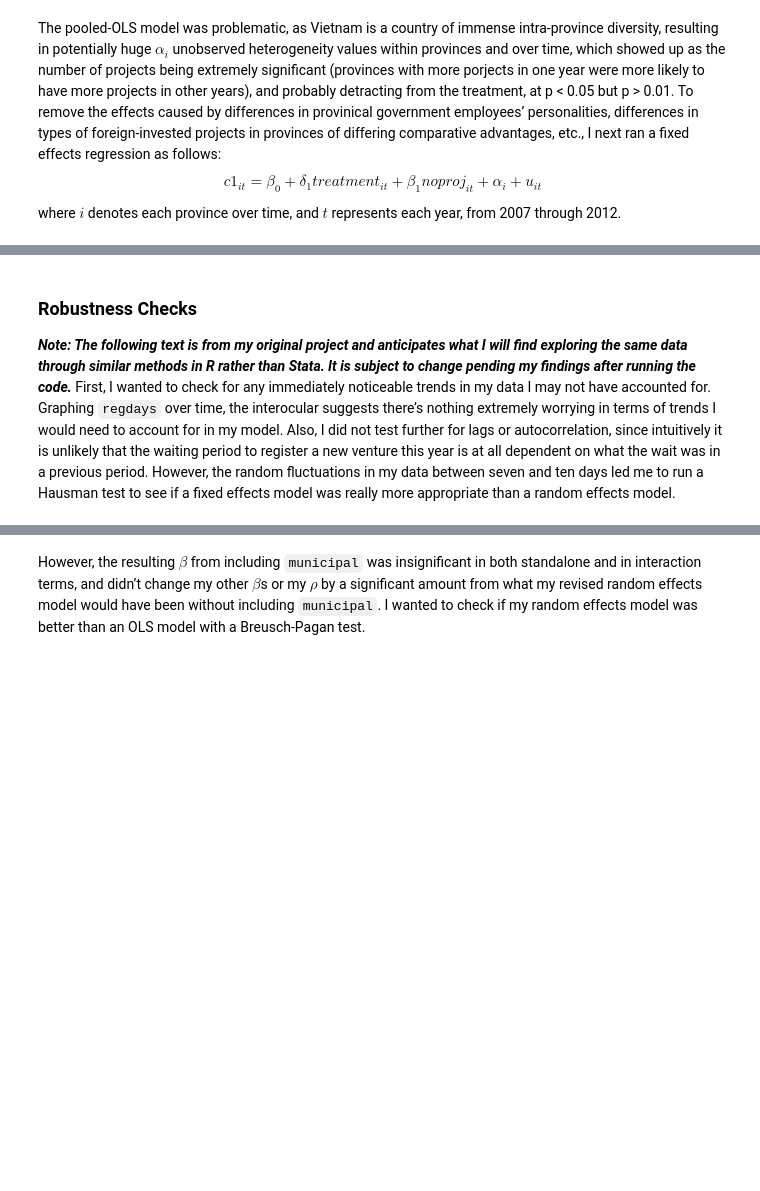
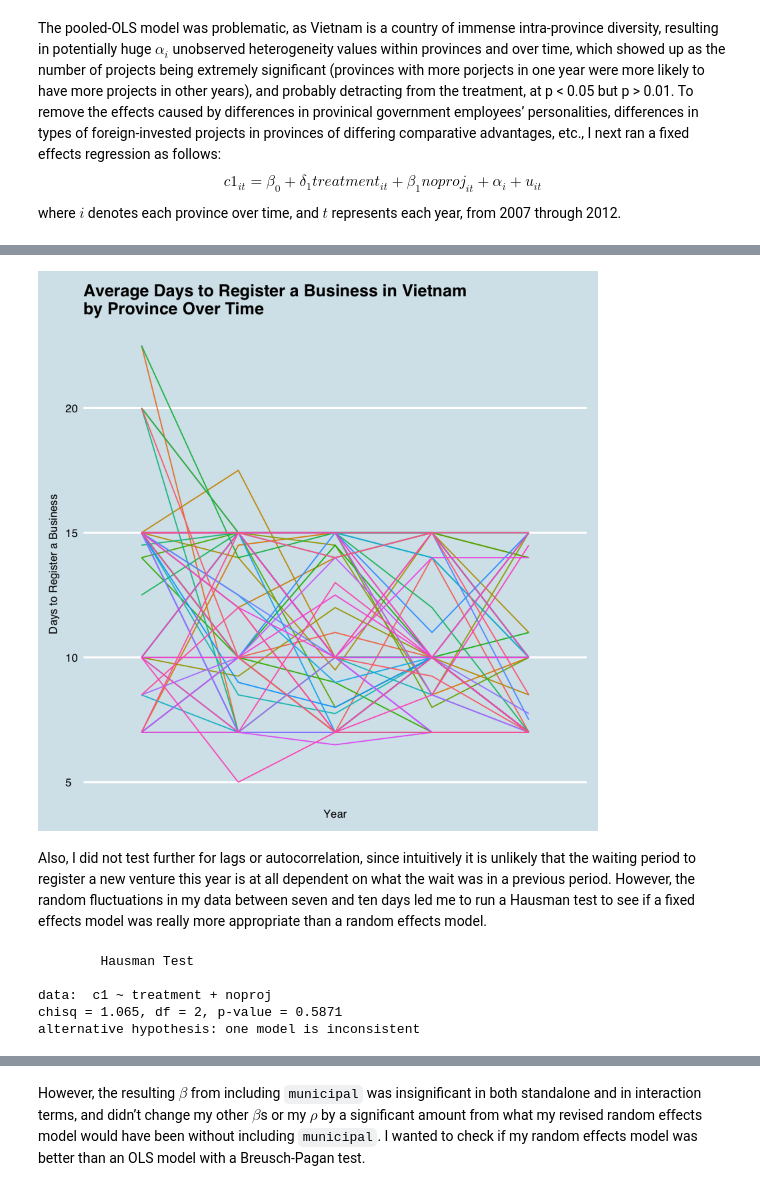
Before and after one commit to briantfriederich/Exploring_Red_Tape_In_Vietnam, a Jupyter notebook: Huyen Project.ipynb, the cells around one changed output, grey strips where cells are left out. Drawn from its saved outputs; the diff is of its cells as text; code cells hidden in the pictures; blank space fills up the shorter version.

Commit message:
Run Hausman test
Ran Hausman test to see whether I should use a fixed effects or random
effects model.

```diff
--- a/Huyen Project.ipynb
+++ b/Huyen Project.ipynb
@@ -138,0 +166,7 @@ Potential endogeneity could still come from the fact that three of five municipa
+# %%
+#Create group of municipalities
+municipalities <- c("Can Tho", "HCMC", "Da Nang", "Ha Noi", "Hai Phong")
+#Dummy treatment provinces into dataset
+paneldata$municipal <- with(paneldata, ifelse(province %in% municipalities, 1, 0))
+##correlation table between 'municipal' and 'treatment'
+cor(paneldata$municipal, paneldata$treatment)
@@ -145,5 +214,10 @@ I did not look for a corruption indicator to include in my model, although corru
+# %%
+#Insert line chart of average registration times by province over time
+ggplot(data = paneldata, aes(year, c1, group = province)) + geom_line(aes(color = province))  +
+scale_x_discrete(name="Year") + scale_y_continuous(name="Days to Register a Business") +
+ggtitle("Average Days to Register a Business in Vietnam\nby Province Over Time") + theme_economist() +
+theme(legend.position="none")
+# %% [output]
+[figure, added]
 # %% [markdown]
-### Robustness Checks
-
-***Note: The following text is from my original project and anticipates what I will find exploring the same data through similar methods in R rather than Stata. It is subject to change pending my findings after running the code.***
-First, I wanted to check for any immediately noticeable trends in my data I may not have accounted for. Graphing `regdays` over time, the interocular suggests there’s nothing extremely worrying in terms of trends I would need to account for in my model. Also, I did not test further for lags or autocorrelation, since intuitively it is unlikely that the waiting period to register a new venture this year is at all dependent on what the wait was in a previous period. However, the random fluctuations in my data between seven and ten days led me to run a Hausman test to see if a fixed effects model was really more appropriate than a random effects model.
+Also, I did not test further for lags or autocorrelation, since intuitively it is unlikely that the waiting period to register a new venture this year is at all dependent on what the wait was in a previous period. However, the random fluctuations in my data between seven and ten days led me to run a Hausman test to see if a fixed effects model was really more appropriate than a random effects model.
@@ -153 +224,11 @@ First, I wanted to check for any immediately noticeable trends in my data I may
+# %%
+#create random effects for comparison
+RER1 <- plm(c1 ~ treatment + noproj, data = paneldata, index = c("province", "year"), model="random")
+phtest(FER1, RER1)
+# %% [output]
+        Hausman Test
+
+data:  c1 ~ treatment + noproj
+chisq = 1.065, df = 2, p-value = 0.5871
+alternative hypothesis: one model is inconsistent
 # %% [markdown]
```
Also changed, not shown: parts of 15 cells of this notebook.
